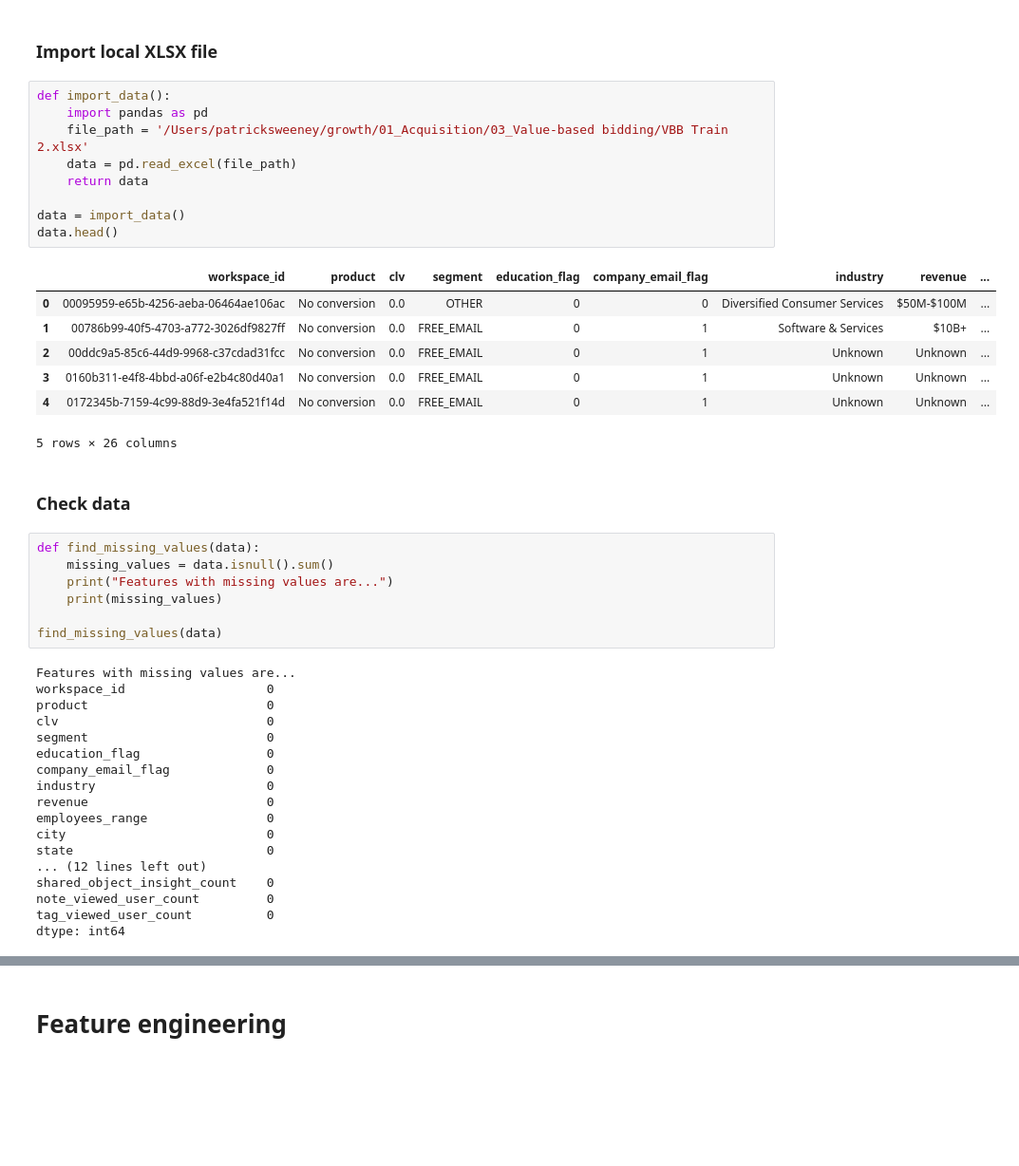
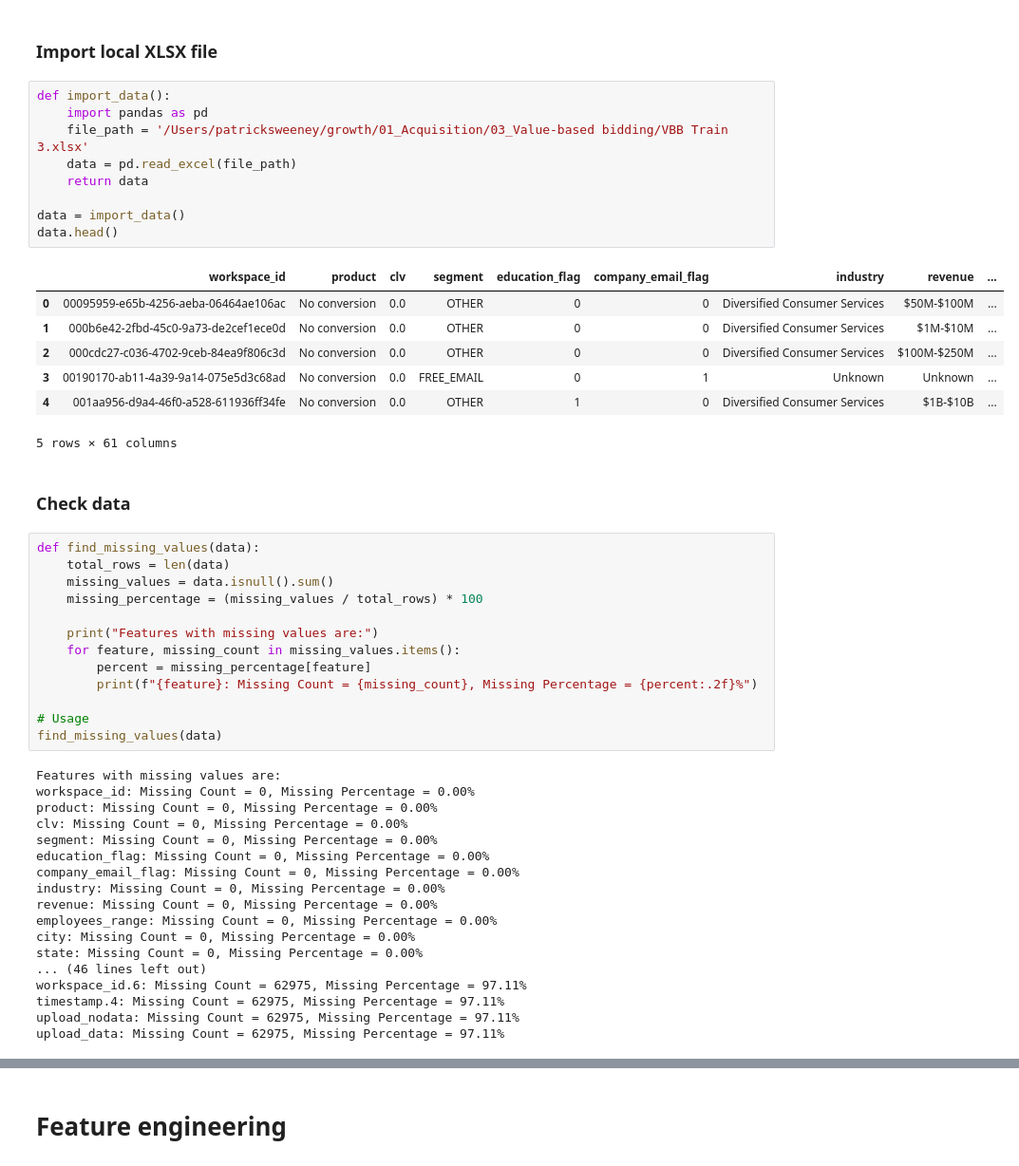
Before and after one commit to patricesweeney/growth, a Jupyter notebook: 01_Acquisition/03_Value-based bidding/Value-based bidding.ipynb, the cells around one changed output, grey strips where cells are left out. Shown: that part at 95% size. Drawn from its saved outputs; the diff is of its cells as text; blank space fills up the shorter version.

```diff
--- a/01_Acquisition/03_Value-based bidding/Value-based bidding.ipynb
+++ b/01_Acquisition/03_Value-based bidding/Value-based bidding.ipynb
@@ -62,44 +297,50 @@ We still define value as CLV, but we focus on predicting which product the perso
 # %%
 def import_data():
     import pandas as pd
-    file_path = '/Users/patricksweeney/growth/01_Acquisition/03_Value-based bidding/VBB Train 2.xlsx'
+    file_path = '/Users/patricksweeney/growth/01_Acquisition/03_Value-based bidding/VBB Train 3.xlsx'
     data = pd.read_excel(file_path)
     return data
 
 data = import_data()
 data.head()
 # %% [output]
 |  | workspace_id | product | clv | segment | education_flag | company_email_flag | industry | revenue | ... |
 | 0 | 00095959-e65b-4256-aeba-06464ae106ac | No conversion | 0.0 | OTHER | 0 | 0 | Diversified Consumer Services | $50M-$100M | ... |
-| 1 | 00786b99-40f5-4703-a772-3026df9827ff | No conversion | 0.0 | FREE_EMAIL | 0 | 1 | Software & Services | $10B+ | ... |
-| 2 | 00ddc9a5-85c6-44d9-9968-c37cdad31fcc | No conversion | 0.0 | FREE_EMAIL | 0 | 1 | Unknown | Unknown | ... |
-| 3 | 0160b311-e4f8-4bbd-a06f-e2b4c80d40a1 | No conversion | 0.0 | FREE_EMAIL | 0 | 1 | Unknown | Unknown | ... |
-| 4 | 0172345b-7159-4c99-88d9-3e4fa521f14d | No conversion | 0.0 | FREE_EMAIL | 0 | 1 | Unknown | Unknown | ... |
+| 1 | 000b6e42-2fbd-45c0-9a73-de2cef1ece0d | No conversion | 0.0 | OTHER | 0 | 0 | Diversified Consumer Services | $1M-$10M | ... |
+| 2 | 000cdc27-c036-4702-9ceb-84ea9f806c3d | No conversion | 0.0 | OTHER | 0 | 0 | Diversified Consumer Services | $100M-$250M | ... |
+| 3 | 00190170-ab11-4a39-9a14-075e5d3c68ad | No conversion | 0.0 | FREE_EMAIL | 0 | 1 | Unknown | Unknown | ... |
+| 4 | 001aa956-d9a4-46f0-a528-611936ff34fe | No conversion | 0.0 | OTHER | 1 | 0 | Diversified Consumer Services | $1B-$10B | ... |
-5 rows × 26 columns
+5 rows × 61 columns
 # %% [markdown]
 ### Check data
 # %%
 def find_missing_values(data):
+    total_rows = len(data)
     missing_values = data.isnull().sum()
-    print("Features with missing values are...")
-    print(missing_values)
+    missing_percentage = (missing_values / total_rows) * 100
 
+    print("Features with missing values are:")
+    for feature, missing_count in missing_values.items():
+        percent = missing_percentage[feature]
+        print(f"{feature}: Missing Count = {missing_count}, Missing Percentage = {percent:.2f}%")
+
+# Usage
 find_missing_values(data)
 # %% [output]
-Features with missing values are...
-workspace_id                   0
-product                        0
-clv                            0
-segment                        0
-education_flag                 0
-company_email_flag             0
-industry                       0
-revenue                        0
-employees_range                0
-city                           0
-state                          0
-... (12 lines left out)
-shared_object_insight_count    0
-note_viewed_user_count         0
-tag_viewed_user_count          0
-dtype: int64
+Features with missing values are:
+workspace_id: Missing Count = 0, Missing Percentage = 0.00%
+product: Missing Count = 0, Missing Percentage = 0.00%
+clv: Missing Count = 0, Missing Percentage = 0.00%
+segment: Missing Count = 0, Missing Percentage = 0.00%
+education_flag: Missing Count = 0, Missing Percentage = 0.00%
+company_email_flag: Missing Count = 0, Missing Percentage = 0.00%
+industry: Missing Count = 0, Missing Percentage = 0.00%
+revenue: Missing Count = 0, Missing Percentage = 0.00%
+employees_range: Missing Count = 0, Missing Percentage = 0.00%
+city: Missing Count = 0, Missing Percentage = 0.00%
+state: Missing Count = 0, Missing Percentage = 0.00%
+... (46 lines left out)
+workspace_id.6: Missing Count = 62975, Missing Percentage = 97.11%
+timestamp.4: Missing Count = 62975, Missing Percentage = 97.11%
+upload_nodata: Missing Count = 62975, Missing Percentage = 97.11%
+upload_data: Missing Count = 62975, Missing Percentage = 97.11%
```
Also changed, not shown: parts of 10 cells of this notebook, 3 other files.
